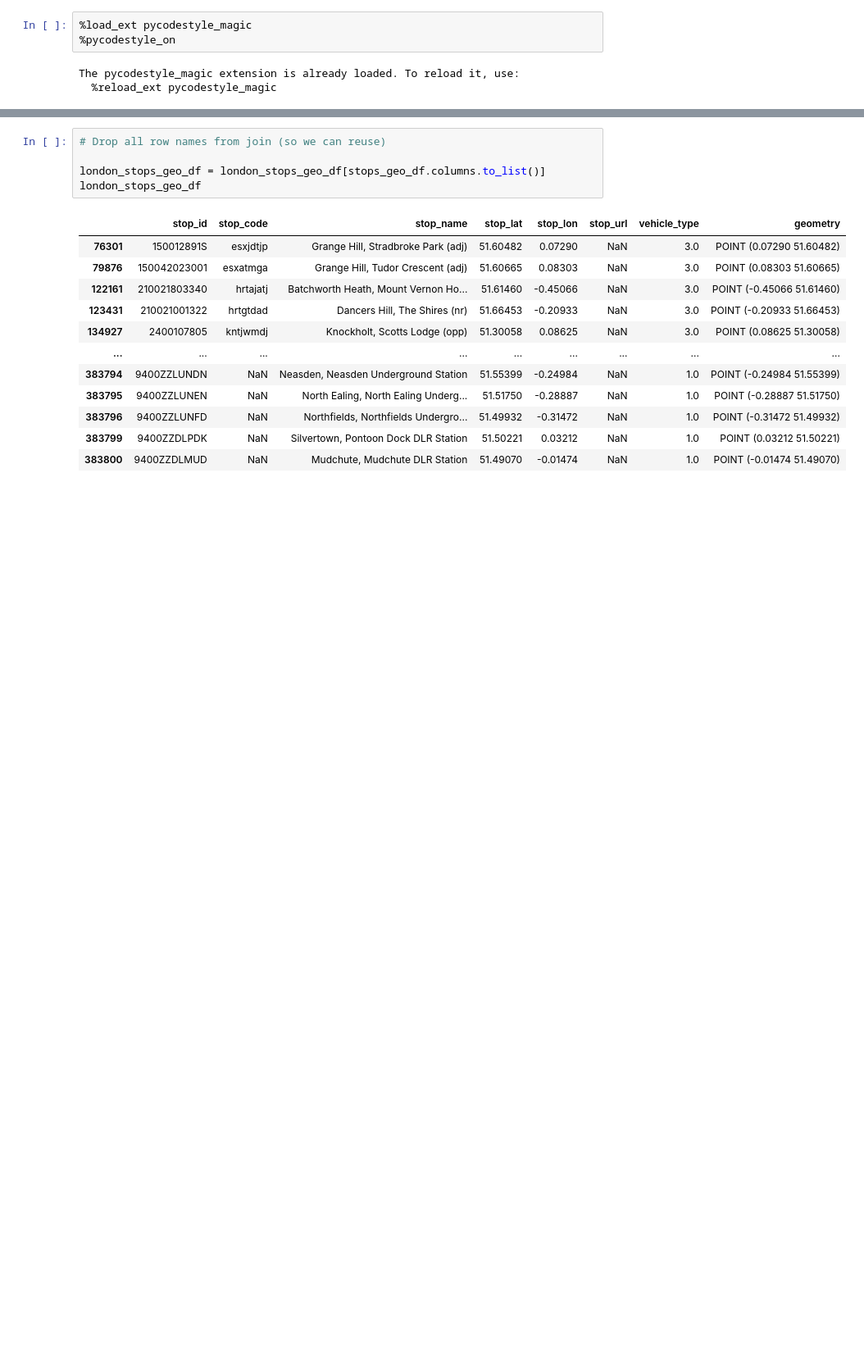
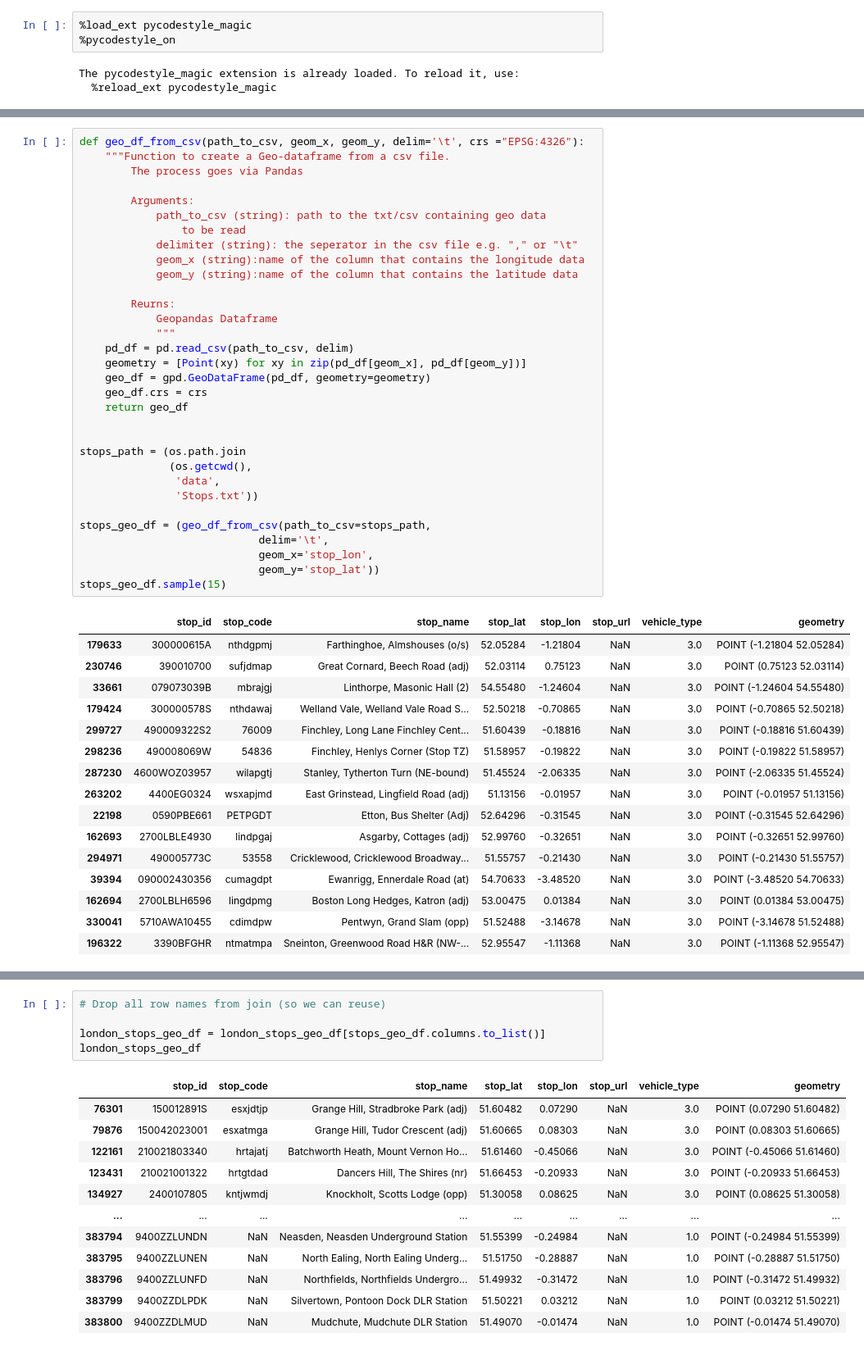
Before and after one commit to ONSdigital/SDG_11.2.1, a Jupyter notebook: SDG_11.2.1.ipynb, the cells around one changed output, grey strips where cells are left out. Shown: that part at 82% size. Cells and saved outputs as stored; diff of their text form; blank space fills up the shorter version.

Commit message:
Putting the main operations in documented functions

```diff
--- a/SDG_11.2.1.ipynb
+++ b/SDG_11.2.1.ipynb
@@ -110,0 +40,49 @@ stops_geo_df.head()
+# %%
+def geo_df_from_csv(path_to_csv, geom_x, geom_y, delim='\t', crs ="EPSG:4326"):
+    """Function to create a Geo-dataframe from a csv file.
+        The process goes via Pandas
+
+        Arguments:
+            path_to_csv (string): path to the txt/csv containing geo data
+                to be read
+            delimiter (string): the seperator in the csv file e.g. "," or "\t"
+            geom_x (string):name of the column that contains the longitude data
+            geom_y (string):name of the column that contains the latitude data
+
+        Reurns:
+            Geopandas Dataframe
+            """
+    pd_df = pd.read_csv(path_to_csv, delim)
+    geometry = [Point(xy) for xy in zip(pd_df[geom_x], pd_df[geom_y])]
+    geo_df = gpd.GeoDataFrame(pd_df, geometry=geometry)
+    geo_df.crs = crs
+    return geo_df
+
+
+stops_path = (os.path.join
+              (os.getcwd(),
+               'data',
+               'Stops.txt'))
+
+stops_geo_df = (geo_df_from_csv(path_to_csv=stops_path,
+                            delim='\t',
+                            geom_x='stop_lon',
+                            geom_y='stop_lat'))
+stops_geo_df.sample(15)
+# %% [output]
+|  | stop_id | stop_code | stop_name | stop_lat | stop_lon | stop_url | vehicle_type | geometry |
+| 179633 | 300000615A | nthdgpmj | Farthinghoe, Almshouses (o/s) | 52.05284 | -1.21804 | NaN | 3.0 | POINT (-1.21804 52.05284) |
+| 230746 | 390010700 | sufjdmap | Great Cornard, Beech Road (adj) | 52.03114 | 0.75123 | NaN | 3.0 | POINT (0.75123 52.03114) |
+| 33661 | 079073039B | mbrajgj | Linthorpe, Masonic Hall (2) | 54.55480 | -1.24604 | NaN | 3.0 | POINT (-1.24604 54.55480) |
+| 179424 | 300000578S | nthdawaj | Welland Vale, Welland Vale Road S... | 52.50218 | -0.70865 | NaN | 3.0 | POINT (-0.70865 52.50218) |
+| 299727 | 490009322S2 | 76009 | Finchley, Long Lane Finchley Cent... | 51.60439 | -0.18816 | NaN | 3.0 | POINT (-0.18816 51.60439) |
+| 298236 | 490008069W | 54836 | Finchley, Henlys Corner (Stop TZ) | 51.58957 | -0.19822 | NaN | 3.0 | POINT (-0.19822 51.58957) |
+| 287230 | 4600WOZ03957 | wilapgtj | Stanley, Tytherton Turn (NE-bound) | 51.45524 | -2.06335 | NaN | 3.0 | POINT (-2.06335 51.45524) |
+| 263202 | 4400EG0324 | wsxapjmd | East Grinstead, Lingfield Road (adj) | 51.13156 | -0.01957 | NaN | 3.0 | POINT (-0.01957 51.13156) |
+| 22198 | 0590PBE661 | PETPGDT | Etton, Bus Shelter (Adj) | 52.64296 | -0.31545 | NaN | 3.0 | POINT (-0.31545 52.64296) |
+| 162693 | 2700LBLE4930 | lindpgaj | Asgarby, Cottages (adj) | 52.99760 | -0.32651 | NaN | 3.0 | POINT (-0.32651 52.99760) |
+| 294971 | 490005773C | 53558 | Cricklewood, Cricklewood Broadway... | 51.55757 | -0.21430 | NaN | 3.0 | POINT (-0.21430 51.55757) |
+| 39394 | 090002430356 | cumagdpt | Ewanrigg, Ennerdale Road (at) | 54.70633 | -3.48520 | NaN | 3.0 | POINT (-3.48520 54.70633) |
+| 162694 | 2700LBLH6596 | lingdpmg | Boston Long Hedges, Katron (adj) | 53.00475 | 0.01384 | NaN | 3.0 | POINT (0.01384 53.00475) |
+| 330041 | 5710AWA10455 | cdimdpw | Pentwyn, Grand Slam (opp) | 51.52488 | -3.14678 | NaN | 3.0 | POINT (-3.14678 51.52488) |
+| 196322 | 3390BFGHR | ntmatmpa | Sneinton, Greenwood Road H&R (NW-... | 52.95547 | -1.11368 | NaN | 3.0 | POINT (-1.11368 52.95547) |
```
Also changed, not shown: parts of 23 cells of this notebook.
